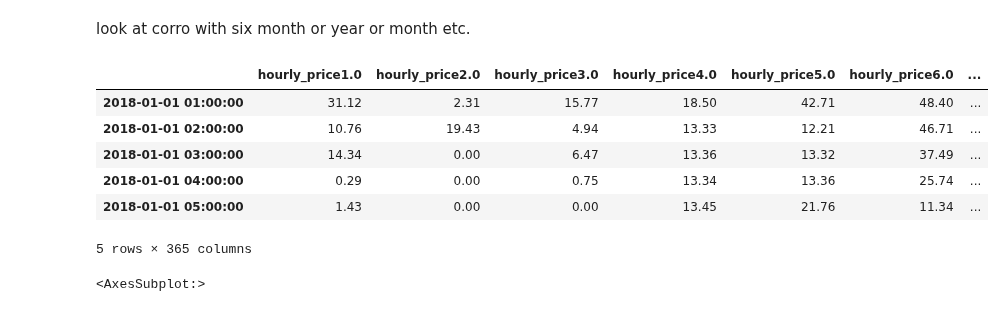
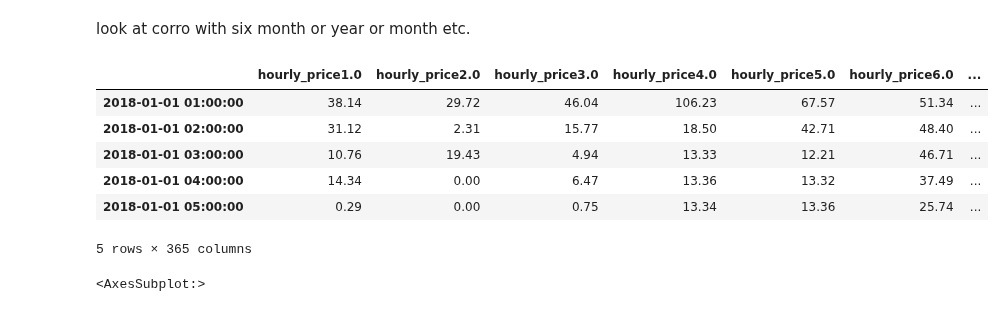
Before and after one commit to KeaganHRankin/cloud_ml_proj, a Jupyter notebook: feature_eng/feature_eng_keagan.ipynb, the cells around one changed output. Saved outputs shown, nothing was run; the diff lists cells and outputs as text; code cells hidden in the pictures.

Commit message:
weather feature eng cont

```diff
--- a/feature_eng/feature_eng_keagan.ipynb
+++ b/feature_eng/feature_eng_keagan.ipynb
@@ -312,17 +312,17 @@ sns.heatmap(pd.concat([testr[['hourly_price', 'Year', 'Month', 'Day']],
 look at corro with six month or year or month etc.
 # %%
 col='hourly_price'
-shift_sizes = [x*24 for x in range(1,366)]
+shift_sizes = [x*24-1 for x in range(1,366)]
 hrs_ahead_weather = pd.concat([testr[col].shift(-i) for i in shift_sizes], axis=1)
-hrs_ahead_weather.columns = [col + str(j/24) for j in shift_sizes]
+hrs_ahead_weather.columns = [col + str((j+1)/24) for j in shift_sizes]
 hrs_ahead_weather.head()
 # %% [output]
 |  | hourly_price1.0 | hourly_price2.0 | hourly_price3.0 | hourly_price4.0 | hourly_price5.0 | hourly_price6.0 | ... |
-| 2018-01-01 01:00:00 | 31.12 | 2.31 | 15.77 | 18.50 | 42.71 | 48.40 | ... |
-| 2018-01-01 02:00:00 | 10.76 | 19.43 | 4.94 | 13.33 | 12.21 | 46.71 | ... |
-| 2018-01-01 03:00:00 | 14.34 | 0.00 | 6.47 | 13.36 | 13.32 | 37.49 | ... |
-| 2018-01-01 04:00:00 | 0.29 | 0.00 | 0.75 | 13.34 | 13.36 | 25.74 | ... |
-| 2018-01-01 05:00:00 | 1.43 | 0.00 | 0.00 | 13.45 | 21.76 | 11.34 | ... |
+| 2018-01-01 01:00:00 | 38.14 | 29.72 | 46.04 | 106.23 | 67.57 | 51.34 | ... |
+| 2018-01-01 02:00:00 | 31.12 | 2.31 | 15.77 | 18.50 | 42.71 | 48.40 | ... |
+| 2018-01-01 03:00:00 | 10.76 | 19.43 | 4.94 | 13.33 | 12.21 | 46.71 | ... |
+| 2018-01-01 04:00:00 | 14.34 | 0.00 | 6.47 | 13.36 | 13.32 | 37.49 | ... |
+| 2018-01-01 05:00:00 | 0.29 | 0.00 | 0.75 | 13.34 | 13.36 | 25.74 | ... |
 5 rows × 365 columns
 # %%
 cols = ['max_t', 'min_t','mean_t', 'hdd', 'cdd', 'tot_rain', 'tot_snow', 'tot_precip','gust_dir', 'gust_speed']
```
Also changed, not shown: parts of 3 cells of this notebook.
